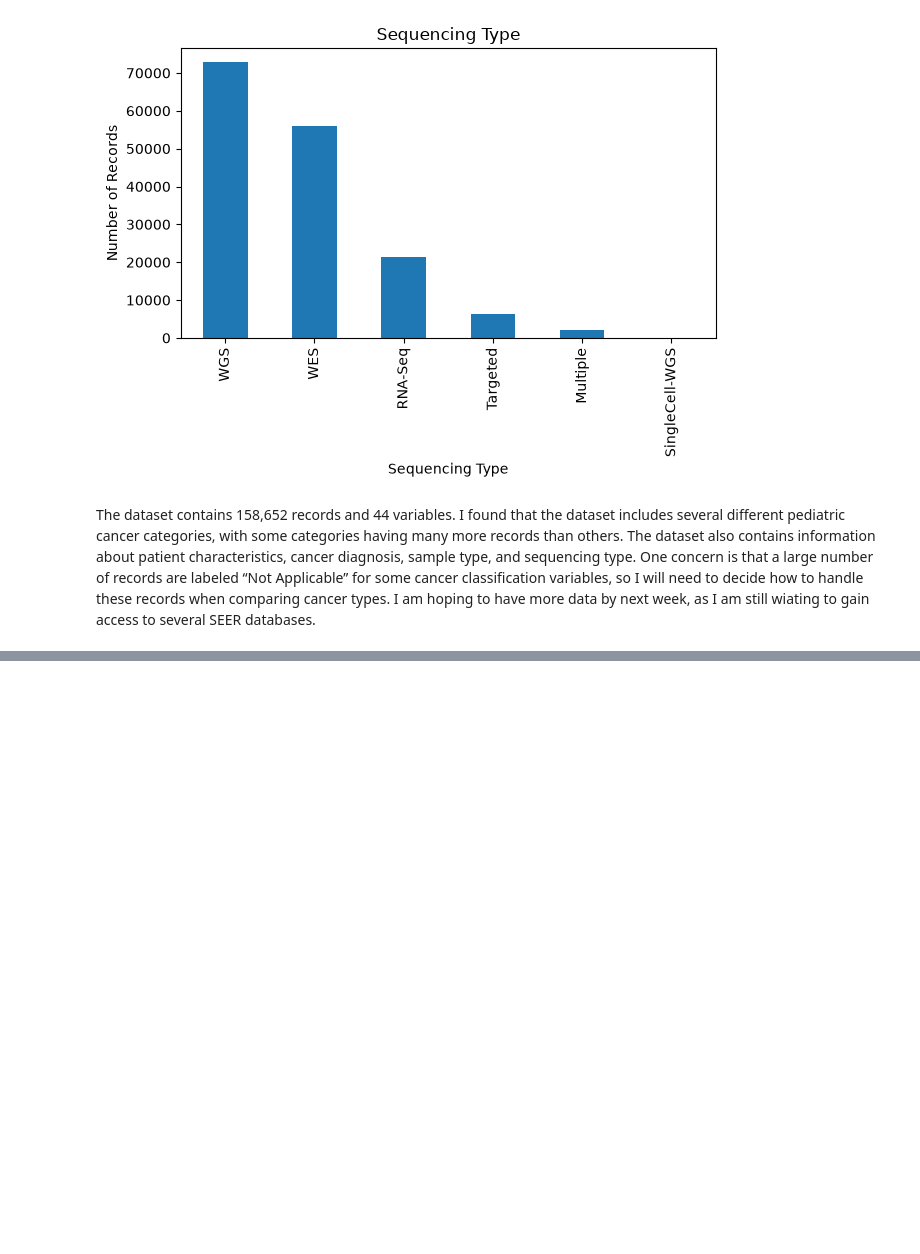
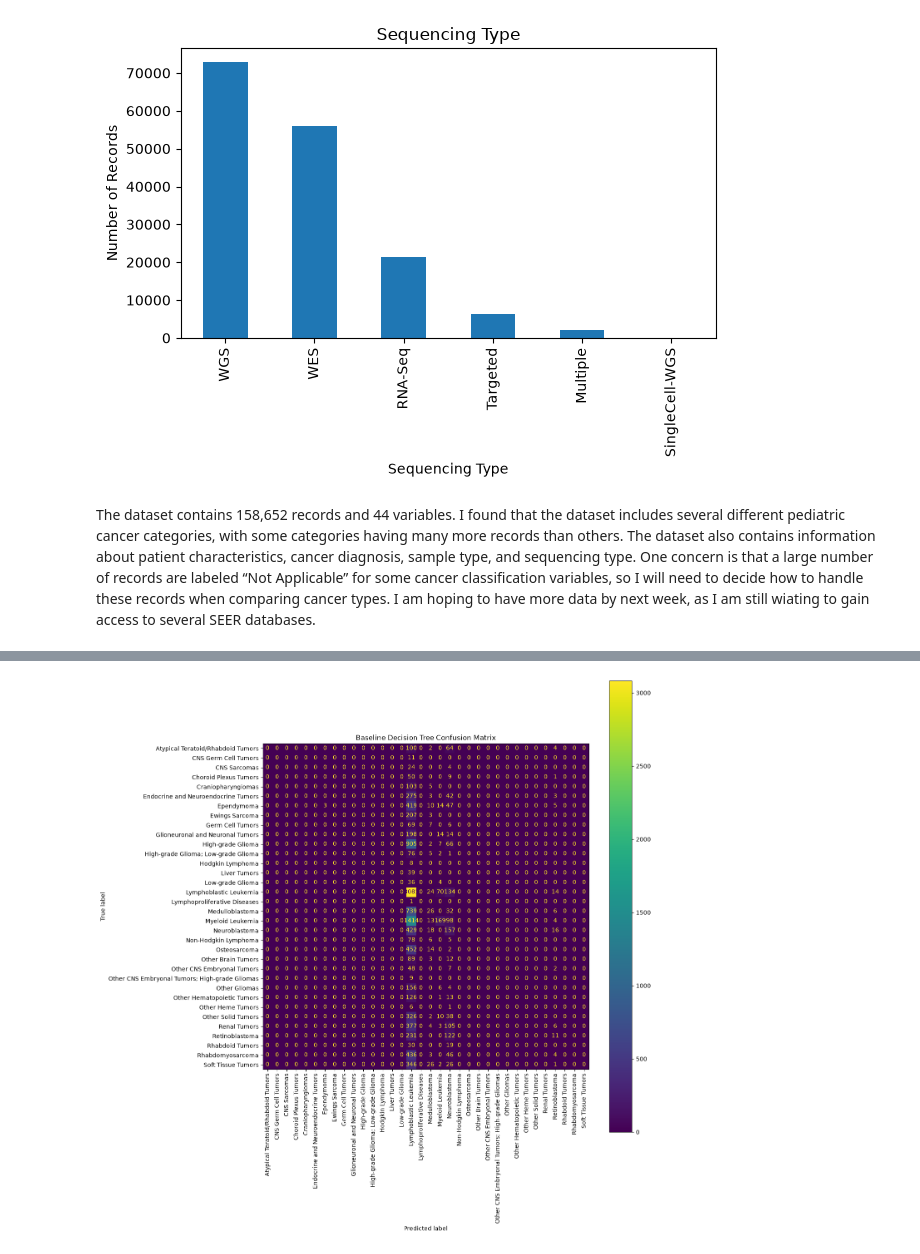
Before and after one commit to liacodes4/Lia-Capstone, a Jupyter notebook: notebooks/01_data_exploration.ipynb, the cells around one changed output, grey strips where cells are left out. Cells and saved outputs as stored; diff of their text form; code cells hidden in the pictures; blank space fills up the shorter version.

Commit message:
MVP complete: baseline model with preliminary results

```diff
--- a/notebooks/01_data_exploration.ipynb
+++ b/notebooks/01_data_exploration.ipynb
@@ -124,0 +417,2 @@ The dataset contains 158,652 records and 44 variables. I found that the dataset
+# %%
+y = model_df["ped_cancer_diagnosis_category"]
@@ -124,0 +434,8 @@ The dataset contains 158,652 records and 44 variables. I found that the dataset
+# %%
+X = pd.get_dummies(
+    X,
+    columns=["attr_sex", "sequencing_type"],
+    drop_first=True
+)
+
+X.head()
@@ -124,0 +483,13 @@ The dataset contains 158,652 records and 44 variables. I found that the dataset
+# %%
+from sklearn.tree import DecisionTreeClassifier
+
+baseline_model = DecisionTreeClassifier(
+    max_depth=5,
+    random_state=42
+)
+
+baseline_model.fit(X_train, y_train)
+
+y_pred = baseline_model.predict(X_test)
+
+print("Baseline model trained successfully!")
@@ -124,0 +540,24 @@ The dataset contains 158,652 records and 44 variables. I found that the dataset
+# %%
+from sklearn.metrics import confusion_matrix, ConfusionMatrixDisplay
+import matplotlib.pyplot as plt
+
+cm = confusion_matrix(y_test, y_pred)
+
+fig, ax = plt.subplots(figsize=(14, 14))
+
+disp = ConfusionMatrixDisplay(
+    confusion_matrix=cm,
+    display_labels=baseline_model.classes_
+)
+
+disp.plot(
+    ax=ax,
+    xticks_rotation=90,
+    values_format="d"
+)
+
+plt.title("Baseline Decision Tree Confusion Matrix")
+plt.tight_layout()
+plt.show()
+# %% [output]
+[figure, added]
```
Also changed, not shown: parts of 41 cells of this notebook.
